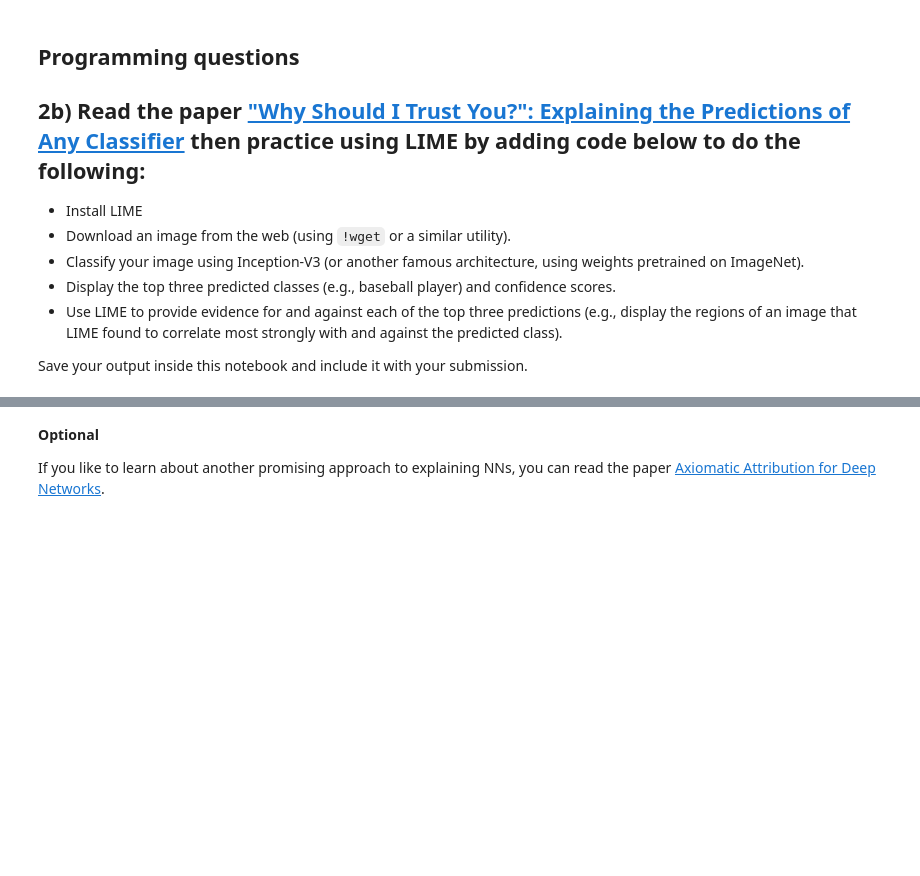
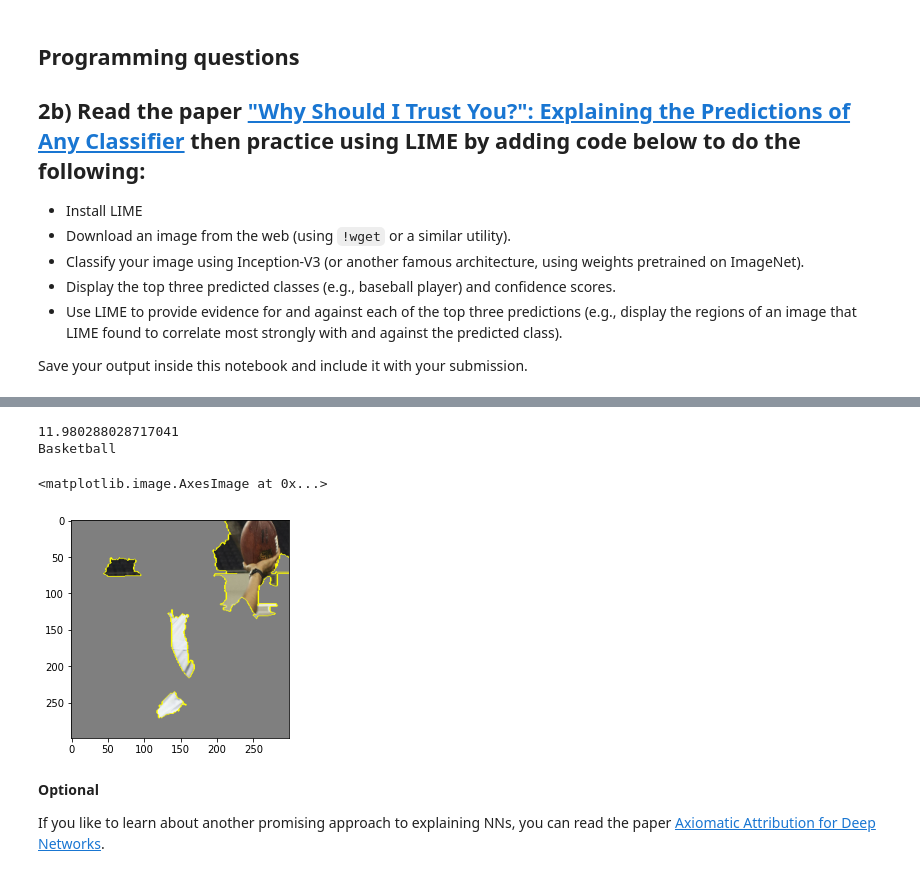
Before and after one commit to dansilva11/Applied_Deep_Learning_w4995, a Jupyter notebook: a3.ipynb, the cells around one changed output, grey strips where cells are left out. Cells and saved outputs as stored; diff of their text form; code cells hidden in the pictures; blank space fills up the shorter version.

```diff
--- a/a3.ipynb
+++ b/a3.ipynb
@@ -475,3 +477,23 @@ NameError: ignored
+# %%
+image = images[0]
+## Now let's get an explanation
+from lime import lime_image
+import time
+explainer = lime_image.LimeImageExplainer()
+
+
+tmp = time.time()
+explanation = explainer.explain_instance(image, predict_fn, top_labels=5, hide_color=0, num_samples=1000)
+print(time.time() - tmp)
+from skimage.segmentation import mark_boundaries
+print('Basketball')
+temp, mask = explanation.get_image_and_mask(431, positive_only=True, num_features=10, hide_rest=True)
+plt.imshow(mark_boundaries(temp / 2 + 0.5, mask))
+# %% [output]
+11.980288028717041
+Basketball
+<matplotlib.image.AxesImage at 0x...>
+[figure, added]
 # %% [markdown]
 **Optional**
 
```
Also changed, not shown: parts of 14 cells of this notebook.
